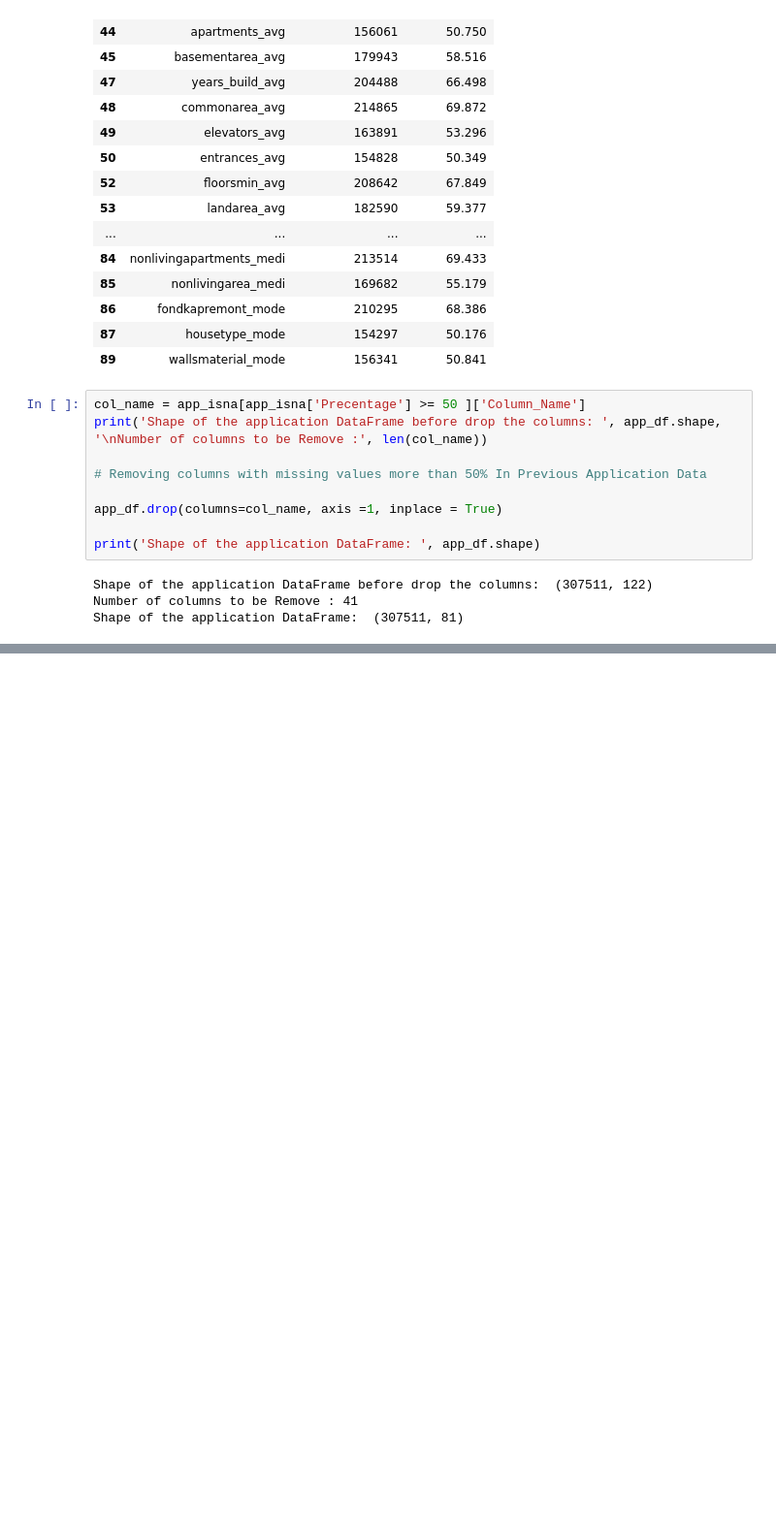
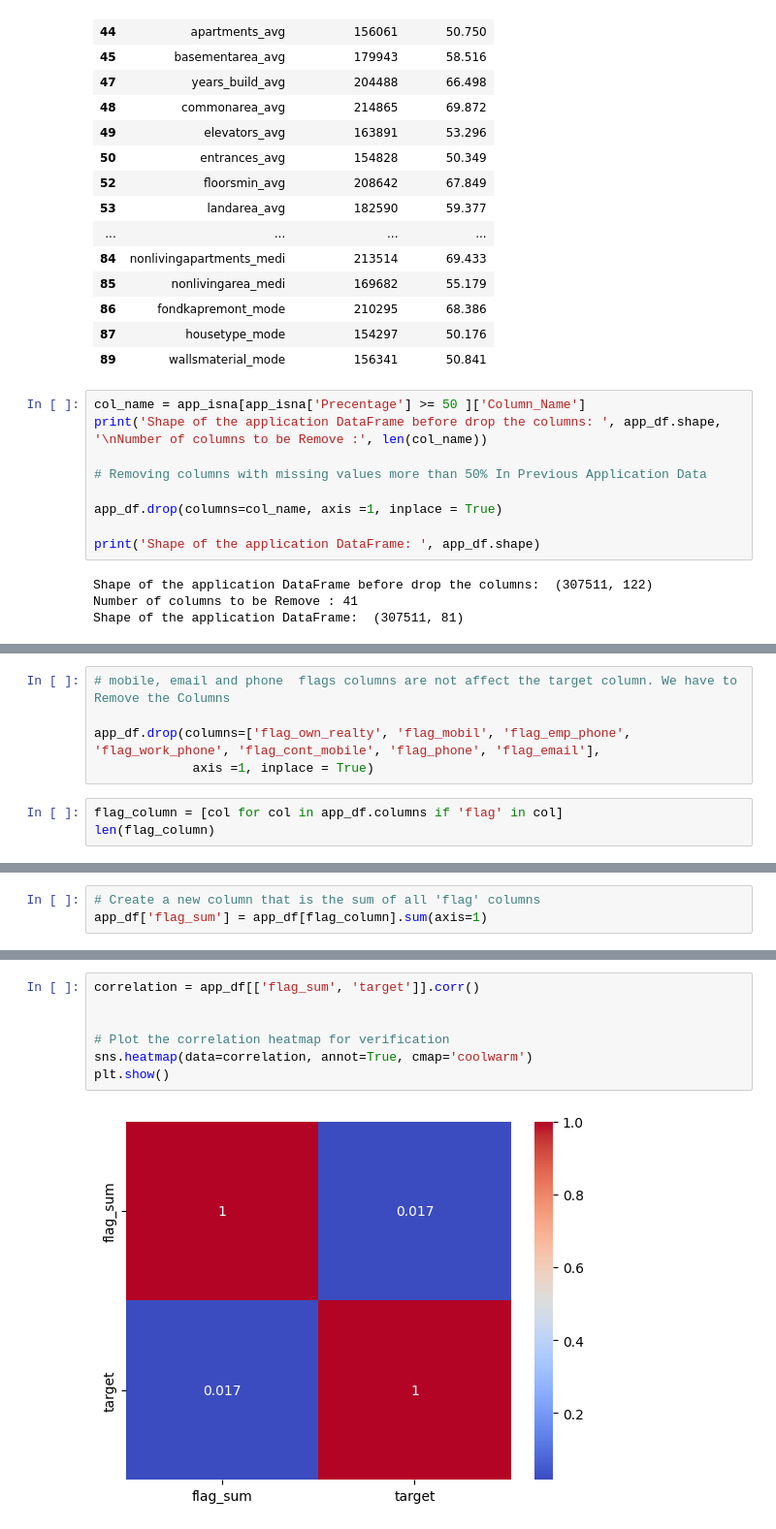
Before and after one commit to Prakash-Kani/Financial-Risk-Detection, a Jupyter notebook: Preprocessing.ipynb, the cells around one changed output, grey strips where cells are left out. Shown at 97% size. Drawn from its saved outputs; the diff is of its cells as text; blank space fills up the shorter version.

```diff
--- a/Preprocessing.ipynb
+++ b/Preprocessing.ipynb
@@ -302,0 +348,8 @@ Shape of the application DataFrame:  (307511, 81)
+# %%
+# mobile, email and phone  flags columns are not affect the target column. We have to Remove the Columns
+
+app_df.drop(columns=['flag_own_realty', 'flag_mobil', 'flag_emp_phone', 'flag_work_phone', 'flag_cont_mobile', 'flag_phone', 'flag_email'],
+             axis =1, inplace = True)
+# %%
+flag_column = [col for col in app_df.columns if 'flag' in col]
+len(flag_column)
@@ -302,0 +358,3 @@ Shape of the application DataFrame:  (307511, 81)
+# %%
+# Create a new column that is the sum of all 'flag' columns
+app_df['flag_sum'] = app_df[flag_column].sum(axis=1)
@@ -302,0 +371,9 @@ Shape of the application DataFrame:  (307511, 81)
+# %%
+correlation = app_df[['flag_sum', 'target']].corr()
+
+
+# Plot the correlation heatmap for verification
+sns.heatmap(data=correlation, annot=True, cmap='coolwarm')
+plt.show()
+# %% [output]
+[figure, added]
```
Also changed, not shown: parts of 8 cells of this notebook.
